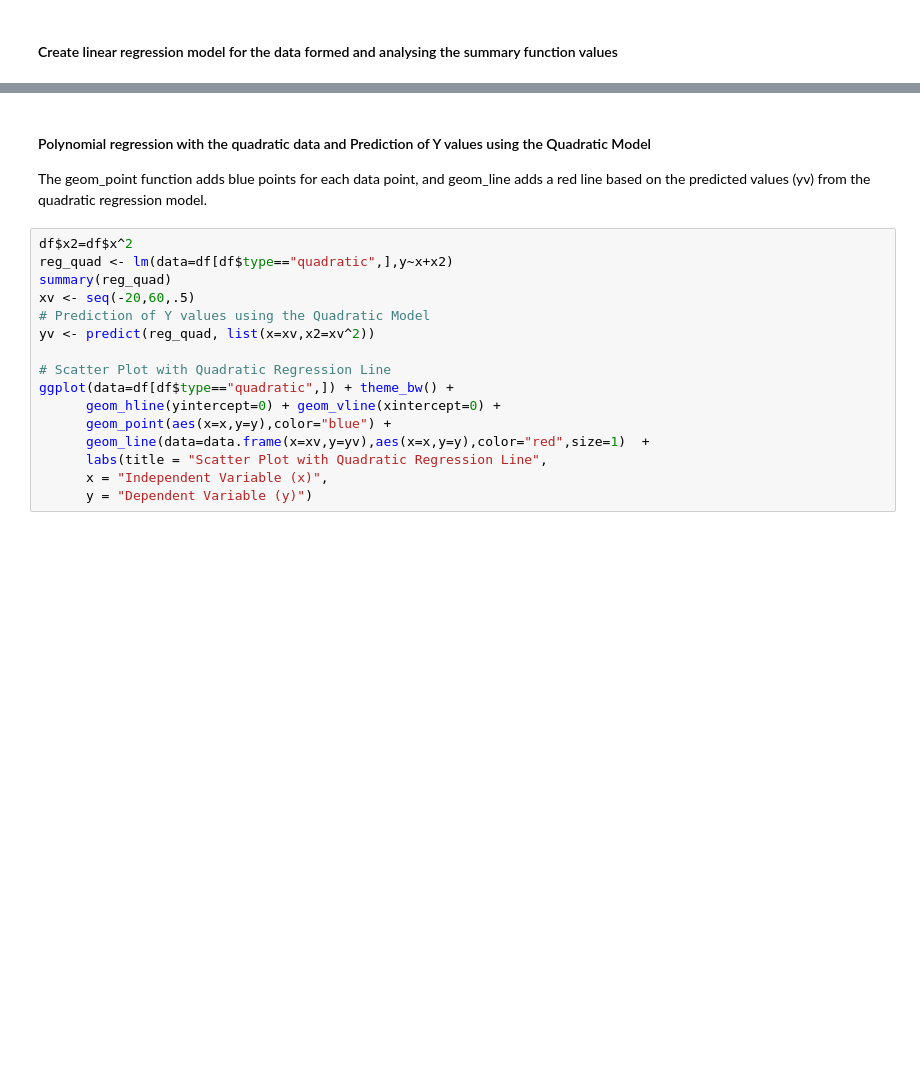
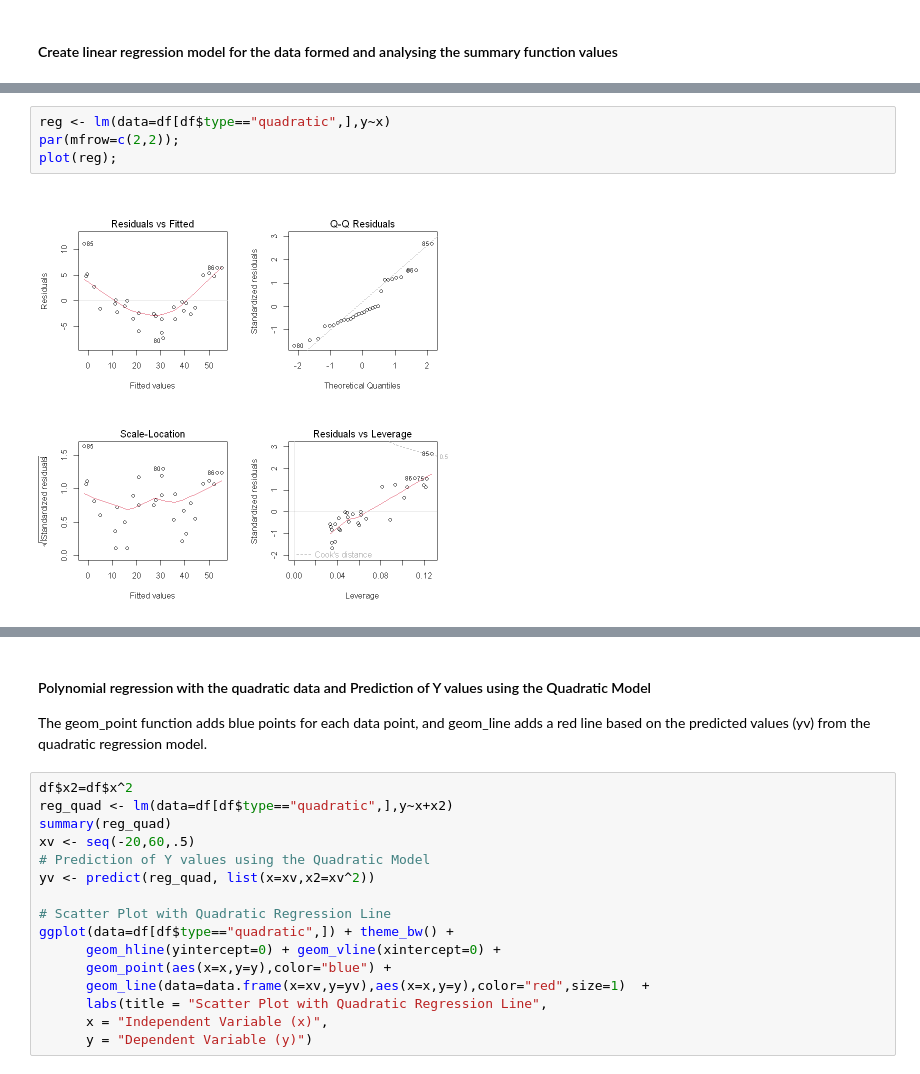
Before and after one commit to JayashriGovindan/SMEV, a Jupyter notebook: code/linear_regression_model_practice.ipynb, the cells around one changed output, grey strips where cells are left out. Cells and saved outputs as stored; diff of their text form; blank space fills up the shorter version.

```diff
--- a/code/linear_regression_model_practice.ipynb
+++ b/code/linear_regression_model_practice.ipynb
@@ -136,0 +175,6 @@ plot(reg);
+# %%
+reg <- lm(data=df[df$type=="quadratic",],y~x)
+par(mfrow=c(2,2));
+plot(reg);
+# %% [output]
+[figure, added]
```
Also changed, not shown: parts of 14 cells of this notebook, 4 other files.
